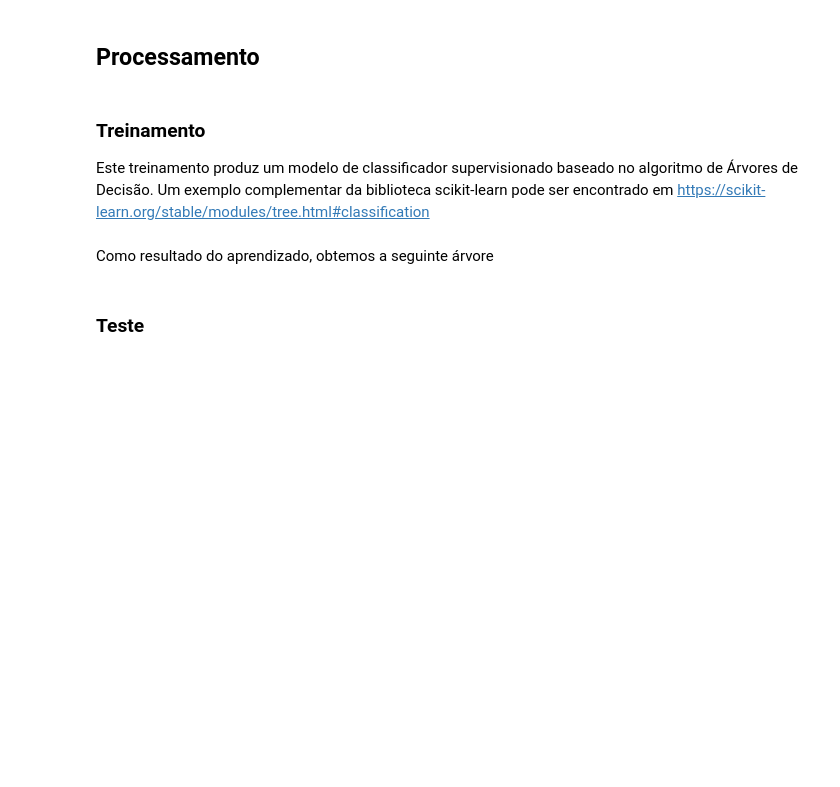
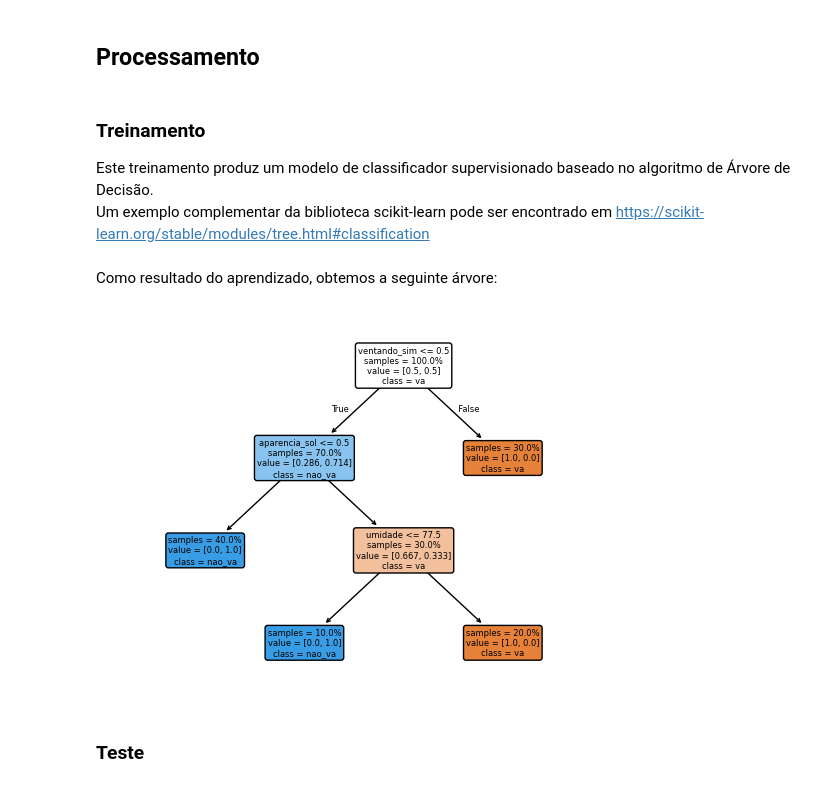
Before and after one commit to rodrigogoulart/IAC, a Jupyter notebook: viagem.ipynb, the cells around one changed output. Saved outputs shown, nothing was run; the diff lists cells and outputs as text; code cells hidden in the pictures; blank space fills up the shorter version.

```diff
--- a/viagem.ipynb
+++ b/viagem.ipynb
@@ -68,7 +170,7 @@ X_train
 ## Processamento
 # %% [markdown]
 ### Treinamento
-Este treinamento produz um modelo de classificador supervisionado baseado no algoritmo de Árvores de Decisão.
+Este treinamento produz um modelo de classificador supervisionado baseado no algoritmo de Árvore de Decisão.
 Um exemplo complementar da biblioteca scikit-learn pode ser encontrado em https://scikit-learn.org/stable/modules/tree.html#classification
 # %%
 from sklearn.tree import DecisionTreeClassifier # Importando classificador
@@ -77,10 +179,14 @@ clf = DecisionTreeClassifier(criterion='entropy',min_samples_leaf=1)
 # Executa o treinamento (fit)
 clf = clf.fit(X_train,y_train)
 # %% [markdown]
-Como resultado do aprendizado, obtemos a seguinte árvore
+Como resultado do aprendizado, obtemos a seguinte árvore:
 # %%
+import matplotlib.pyplot as plt
 from sklearn import tree
-tree.plot_tree(clf,rounded=True,feature_names=X.columns,fontsize=6,class_names=['va','nao_va'],proportion=True, impurity=False, filled=True, label='none')
+tree.plot_tree(clf,rounded=True,feature_names=X.columns,fontsize=6,class_names=['va','nao_va'],proportion=True, impurity=False, filled=True, label='all')
+plt.show()
+# %% [output]
+[figure, added]
 # %% [markdown]
 ### Teste
 # %%
```
Also changed, not shown: parts of 21 cells of this notebook.
